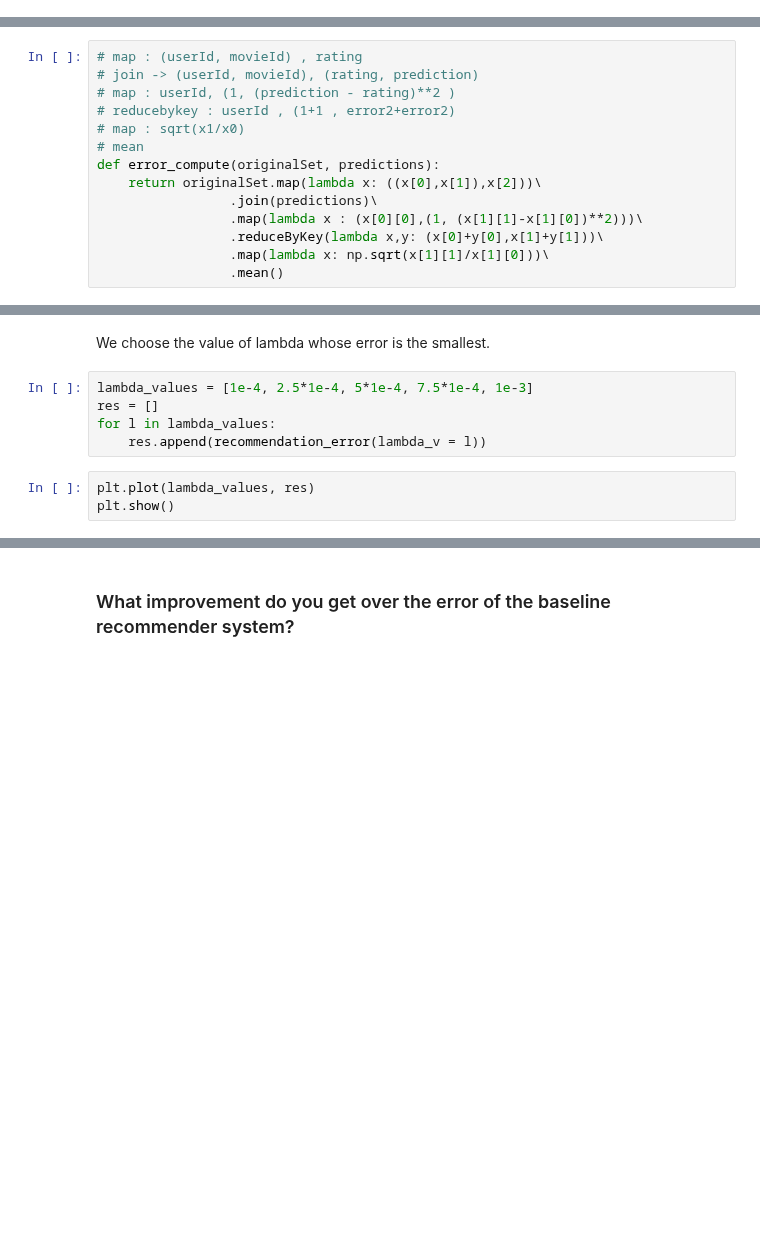
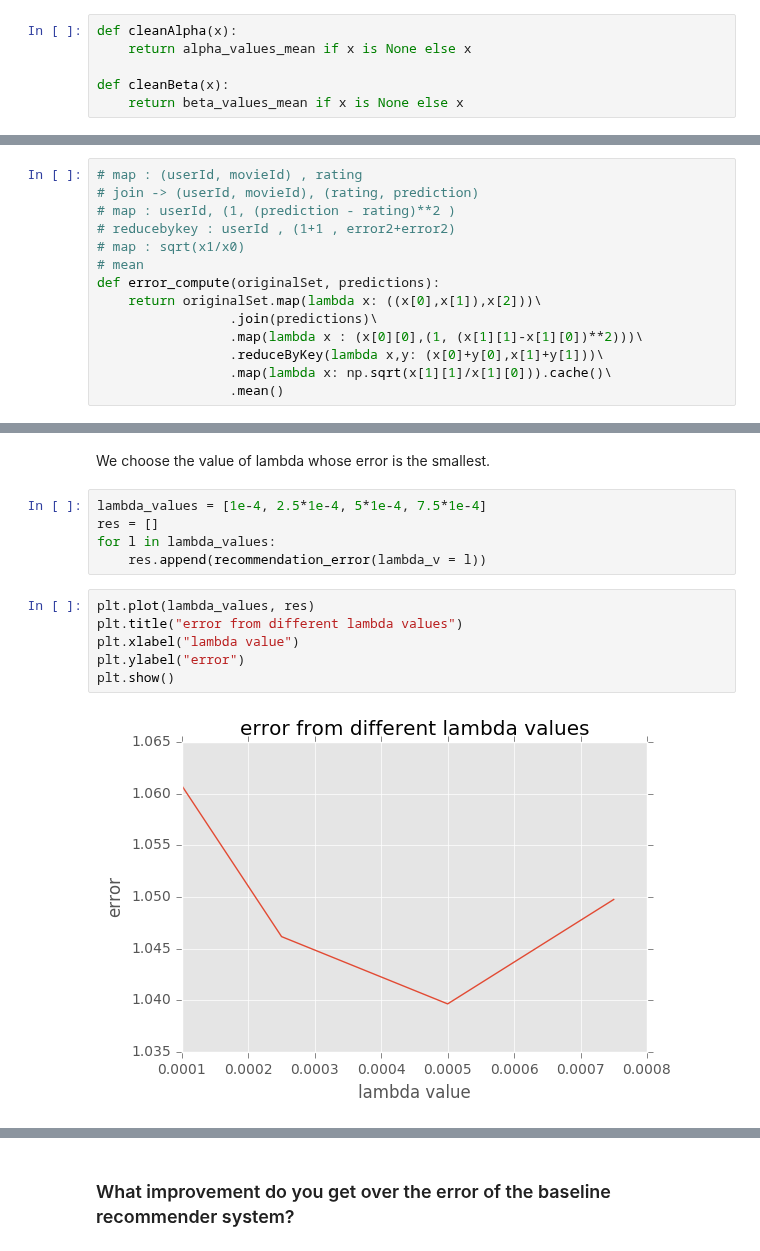
Before and after one commit to roblan11/InternetAnalyticsProject, a Jupyter notebook: ix-lab3/lab3-recsys.ipynb, the cells around one changed output, grey strips where cells are left out. Drawn from its saved outputs; the diff is of its cells as text; blank space fills up the shorter version.

```diff
--- a/ix-lab3/lab3-recsys.ipynb
+++ b/ix-lab3/lab3-recsys.ipynb
@@ -153,6 +153,12 @@ mean item bias: -0.20496287632214336
 This model has 2 parameters (movie and user).
 # %% [markdown]
 ### Predict the rating of every user / movie pair in the validation set.
+# %%
+def cleanAlpha(x):
+    return alpha_values_mean if x is None else x
+
+def cleanBeta(x):
+    return beta_values_mean if x is None else x
 # %%
 #leftouterjoin -> userid , (movieid, alpha) -> may be none
 #map : movieid, (userid, alpha)
@@ -179,7 +185,7 @@ def error_compute(originalSet, predictions):
                  .join(predictions)\
                  .map(lambda x : (x[0][0],(1, (x[1][1]-x[1][0])**2)))\
                  .reduceByKey(lambda x,y: (x[0]+y[0],x[1]+y[1]))\
-                 .map(lambda x: np.sqrt(x[1][1]/x[1][0]))\
+                 .map(lambda x: np.sqrt(x[1][1]/x[1][0])).cache()\
                  .mean()
 # %%
 set_for_error = validationSetObject.map(lambda x: (x['userId'], x['movieId'], x['rating'])).persist()
@@ -230,11 +232,16 @@ print(recommendation_error(0.9))
 # %% [markdown]
 We choose the value of lambda whose error is the smallest.
 # %%
-lambda_values = [1e-4, 2.5*1e-4, 5*1e-4, 7.5*1e-4, 1e-3]
+lambda_values = [1e-4, 2.5*1e-4, 5*1e-4, 7.5*1e-4]
 res = []
 for l in lambda_values:
     res.append(recommendation_error(lambda_v = l))
 # %%
 plt.plot(lambda_values, res)
+plt.title("error from different lambda values")
+plt.xlabel("lambda value")
+plt.ylabel("error")
 plt.show()
+# %% [output]
+[figure, added]
 # %%
```
Also changed, not shown: parts of 18 cells of this notebook, 7 other files.
